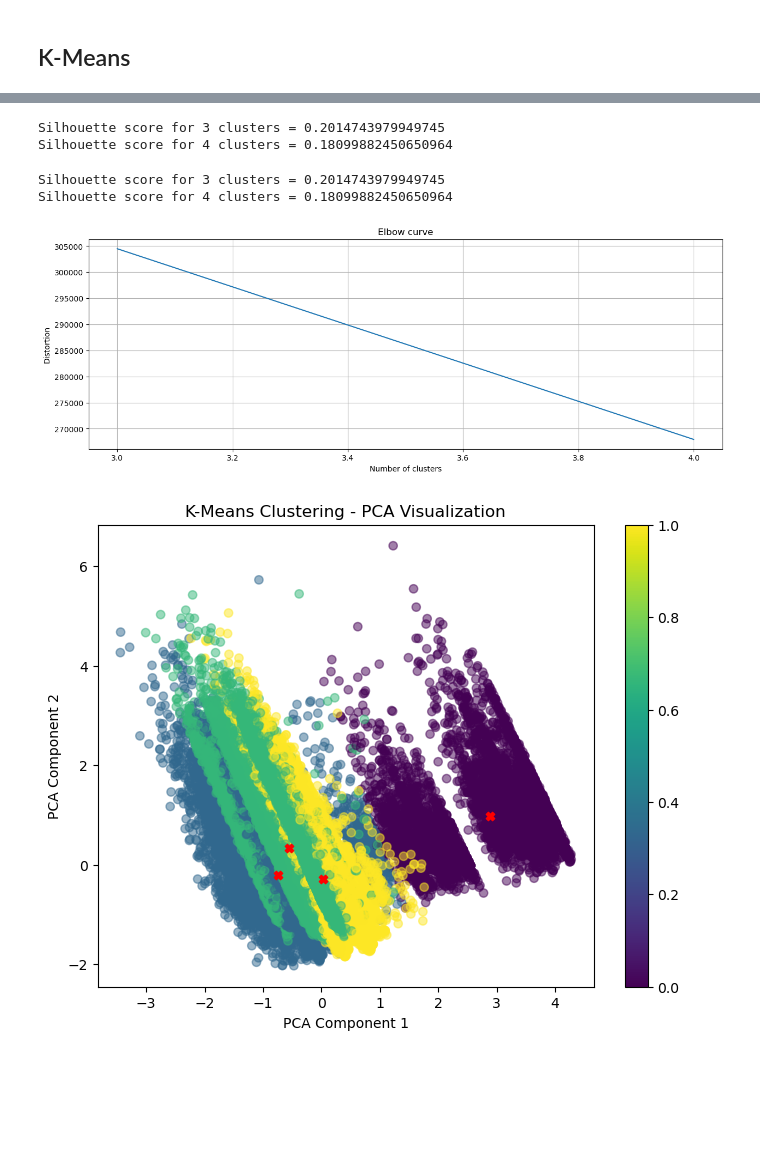
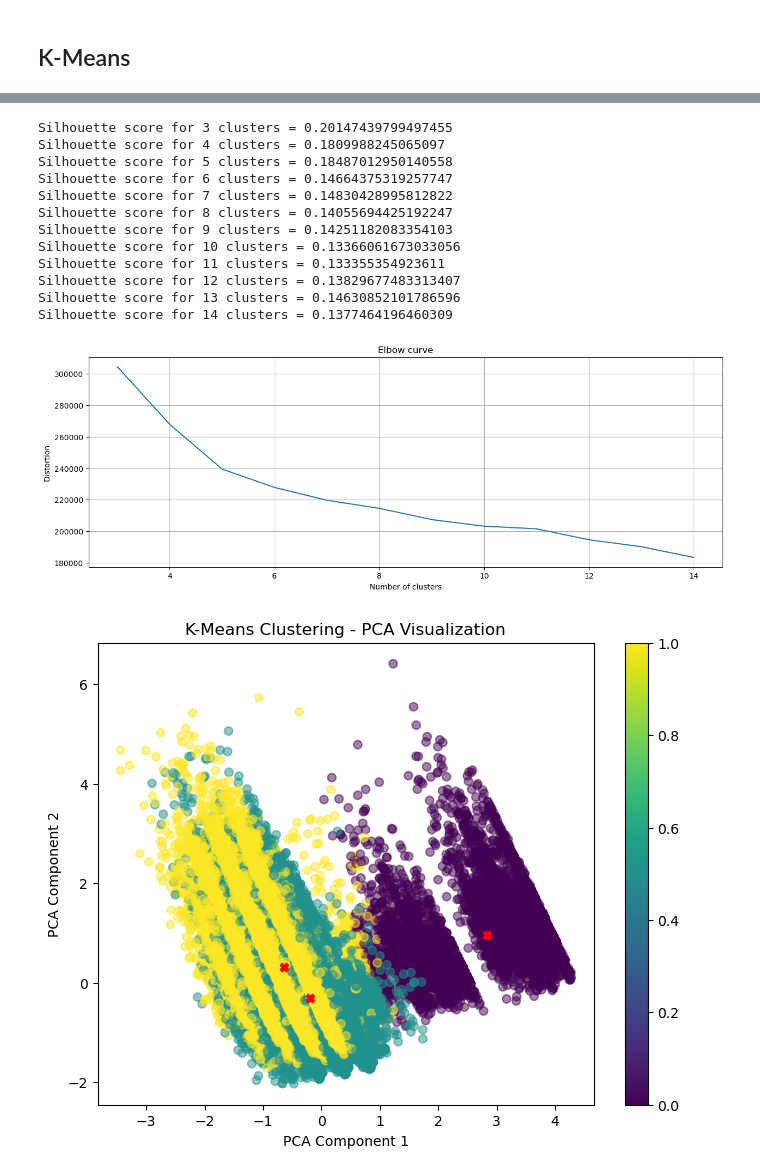
Before and after one commit to dominicfanucchi/aai-510_group7, a Jupyter notebook: AAI-510 Final Project.ipynb, the cells around one changed output, grey strips where cells are left out. Cells and saved outputs as stored; diff of their text form; code cells hidden in the pictures; blank space fills up the shorter version.

Commit message:
Updated k-means with runs from clusters 3->15

```diff
--- a/AAI-510 Final Project.ipynb
+++ b/AAI-510 Final Project.ipynb
@@ -125,7 +124,7 @@ sns.boxplot(data=df_train_users, x='age')
 # %%
 # Adjust the weird ages. Seems like there are some years added to the age
 
-ages = df_train_users['age'].copy()
+ages = df_airbnb_cleaned['age'].copy()
 
 ref_year = 2010 # "...users dataset dates back to 2010."
 ages[(ages >= 1910) & (ages <= 1994)] = ref_year - ages[(ages >= 1910) & (ages <= 1994)]
@@ -141,11 +140,11 @@ plt.show()
 print(ages.describe())
 
 # replacing orginal age column with cleaned age column
-df_train_users['age'] = ages
+df_airbnb_cleaned['age'] = ages
 
 # Drop Ages < 18, it is AirBnB policy that minimum age of users should be 18
 
-df_train_users = df_train_users[df_train_users['age'] >= 18]
+df_airbnb_cleaned = df_airbnb_cleaned[df_airbnb_cleaned['age'] >= 18]
 # %% [output]
 [figure]
 count    66858.000000
@@ -164,19 +168,27 @@ Name: age, dtype: float64
 # %% [markdown]
 ## K-Means
 # %%
-df_train = df_train_users.drop(columns=['country_destination', 'id', 'date_account_created','date_first_booking'])
+df_kmeans = df_airbnb_cleaned.drop(columns=['country_destination', 'id', 'date_account_created','date_first_booking'])
 # %%
 # Scale the numerical columns data for k-means clustering
-numeric_features = df_train.select_dtypes(include=['int64', 'float64']).columns
+numeric_features = df_kmeans.select_dtypes(include=['int64', 'float64']).columns
 scaler = StandardScaler()
 
 # Apply StandardScaler to numerical columns
-df_train[numeric_features] = scaler.fit_transform(df_train[numeric_features])
+df_kmeans[numeric_features] = scaler.fit_transform(df_kmeans[numeric_features])
 
 # One Hot Encode
-categorical_features = df_train.select_dtypes(include='object').columns
+categorical_features = df_kmeans.select_dtypes(include='object').columns
 
-df_train_encoded = pd.get_dummies(df_train, columns=categorical_features, drop_first=True)
-df_train_encoded.info()
+df_kmeans_encoded = pd.get_dummies(df_kmeans, columns=categorical_features, drop_first=True)
+display(df_kmeans_encoded.info())
 
-df_train_encoded.dtypes
+display(df_kmeans_encoded.dtypes)
+
+# Use PCA to reduce dimensionality
+
+pca = PCA(0.95)
+df_kmeans_pca = pca.fit_transform(df_kmeans_encoded)
+
+# Just naming cleanliness ;)
+df_kmeans_train = df_kmeans_pca
@@ -209,7 +216,7 @@ def kmeans_execution(df, num_clusters):
     # Create models & store labels for different number of clusters
     model = KMeans(n_clusters = num_clusters, n_init='auto', random_state = 0) # Create KMeans object \
     #kmeans = MiniBatchKMeans(n_clusters=k, random_state=716, batch_size=1000)
-    model.fit(df_pca) # Apply to the data
+    model.fit(df) # Apply to the data
     labels = model.labels_ # Capture K-Means labels
     distortion = model.inertia_ # Used for elbow method
     silhouette = silhouette_score(df, labels)
@@ -223,20 +230,25 @@ def kmeans_execution(df, num_clusters):
     }
 
 k_means_cluster_results = {}
-num_clusters_range = range(3, 5)
+num_clusters_range = range(3, 15)
 
 for cluster in num_clusters_range:
-    k_means_cluster_results[cluster] = kmeans_execution(df_pca, cluster)
+    k_means_cluster_results[cluster] = kmeans_execution(df_kmeans_train, cluster)
     print(f"Silhouette score for {cluster} clusters = {k_means_cluster_results[cluster]['silhouette_score']}")
 # %% [output]
-Silhouette score for 3 clusters = 0.2014743979949745
-Silhouette score for 4 clusters = 0.18099882450650964
+Silhouette score for 3 clusters = 0.20147439799497455
+Silhouette score for 4 clusters = 0.1809988245065097
+Silhouette score for 5 clusters = 0.18487012950140558
+Silhouette score for 6 clusters = 0.14664375319257747
+Silhouette score for 7 clusters = 0.14830428995812822
+Silhouette score for 8 clusters = 0.14055694425192247
+Silhouette score for 9 clusters = 0.14251182083354103
+Silhouette score for 10 clusters = 0.13366061673033056
+Silhouette score for 11 clusters = 0.133355354923611
+Silhouette score for 12 clusters = 0.13829677483313407
+Silhouette score for 13 clusters = 0.14630852101786596
+Silhouette score for 14 clusters = 0.1377464196460309
 # %%
-# Print Silhouette Score
-
-for cluster in num_clusters_range:
-    print(f"Silhouette score for {cluster} clusters = {k_means_cluster_results[cluster]['silhouette_score']}")
-
 # Extracting distortions for different k values
 distortions = [k_means_cluster_results[cluster]['distortion'] for cluster in num_clusters_range]
 
@@ -248,20 +260,18 @@ plt.xlabel('Number of clusters')
 plt.ylabel('Distortion')
 plt.show()
 # %% [output]
-Silhouette score for 3 clusters = 0.2014743979949745
-Silhouette score for 4 clusters = 0.18099882450650964
-[figure, old version]
+[figure, new version]
 # %%
 # Visualize clusters in PCA space
-ideal_cluster_size = 4
+ideal_cluster_size = 3
 
 plt.figure(figsize=(8, 6))
-plt.scatter(df_pca[:, 0], df_pca[:, 1], c=k_means_cluster_results[ideal_cluster_size]['labels'], cmap='viridis', alpha=0.5, label='Data points')
+plt.scatter(df_kmeans_train[:, 0], df_kmeans_train[:, 1], c=k_means_cluster_results[ideal_cluster_size]['labels'], cmap='viridis', alpha=0.5, label='Data points')
 plt.scatter(k_means_cluster_results[ideal_cluster_size]['centers'][:,0], k_means_cluster_results[ideal_cluster_size]['centers'][:,1], c='red', marker='X', label='Cluster Centers')
 plt.title('K-Means Clustering - PCA Visualization')
 plt.xlabel('PCA Component 1')
 plt.ylabel('PCA Component 2')
 plt.colorbar()
 plt.show()
 # %% [output]
-[figure, old version]
+[figure, new version]
```
Also changed, not shown: parts of 9 cells of this notebook.
